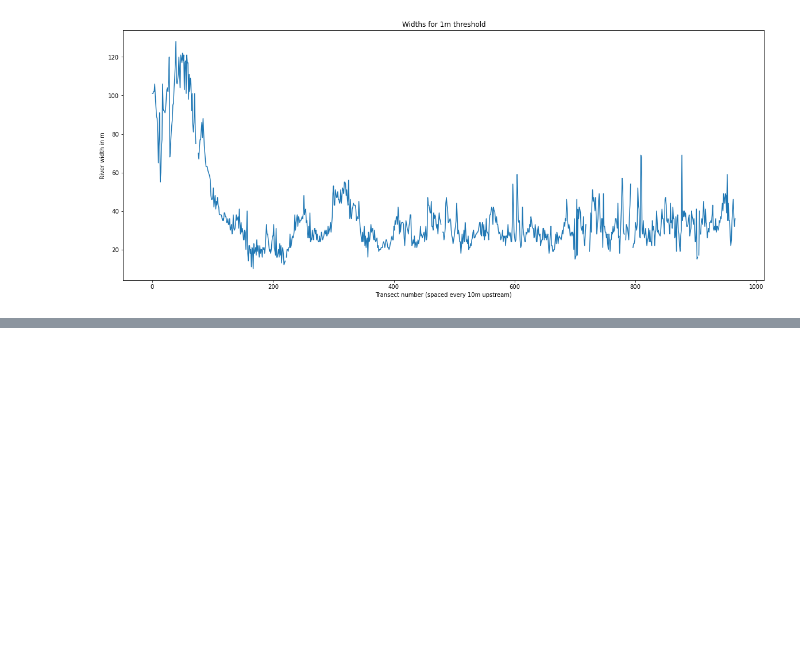
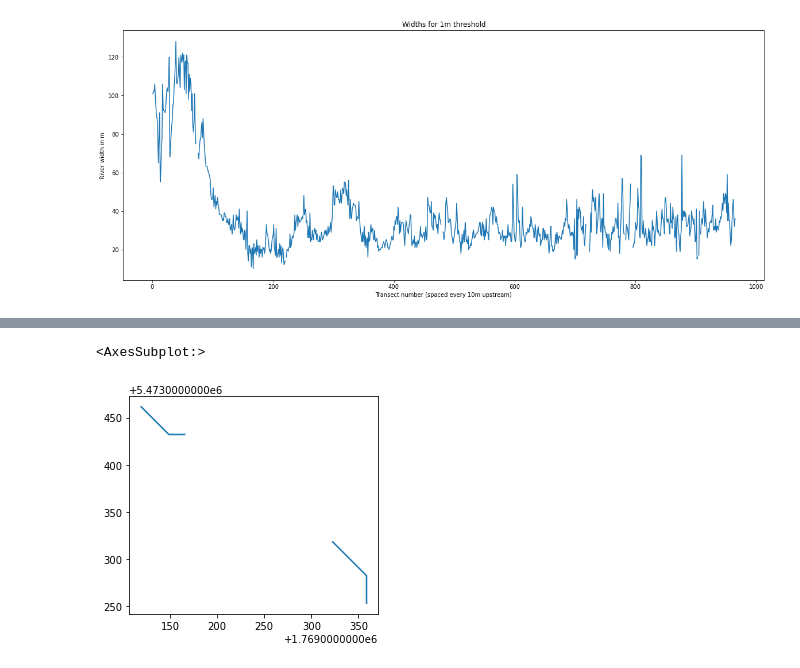
Before and after one commit to rosepearson/Hydrologic-DEMs-scripts, a Jupyter notebook: jupyter_notebooks/Extract river channel shapes.ipynb, the cells around one changed output, grey strips where cells are left out. Saved outputs shown, nothing was run; the diff lists cells and outputs as text; code cells hidden in the pictures; blank space fills up the shorter version.

```diff
--- a/jupyter_notebooks/Extract river channel shapes.ipynb
+++ b/jupyter_notebooks/Extract river channel shapes.ipynb
@@ -445,0 +477,5 @@ transects_to_matt.to_csv(fr"C:\Users\pearsonra\Documents\data\river_bathemetry\w
+# %%
+flat_waikanae_river_area.loc[[254357, 254240]].plot()
+# %% [output]
+<AxesSubplot:>
+[figure, added]
```
Also changed, not shown: parts of 82 cells of this notebook.
